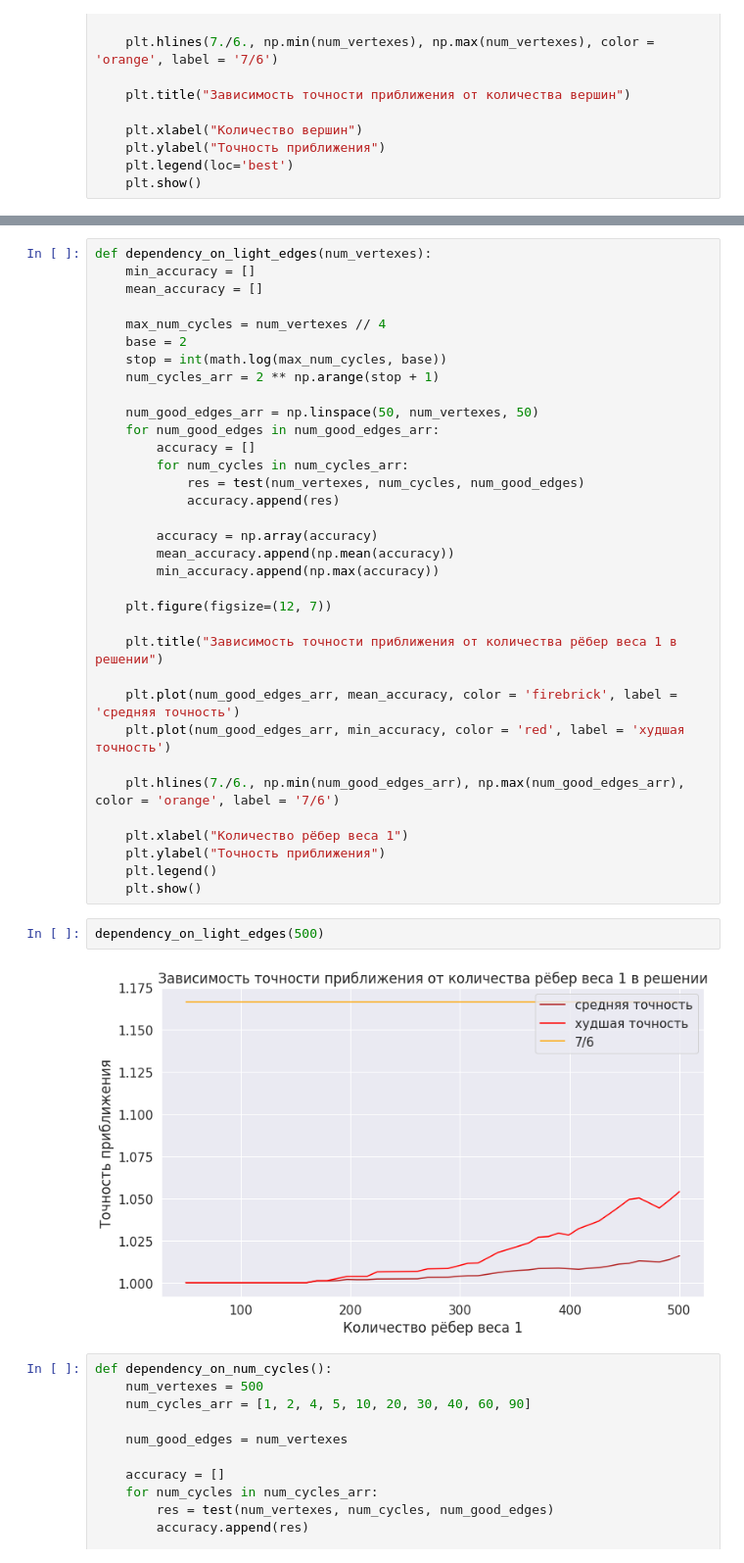
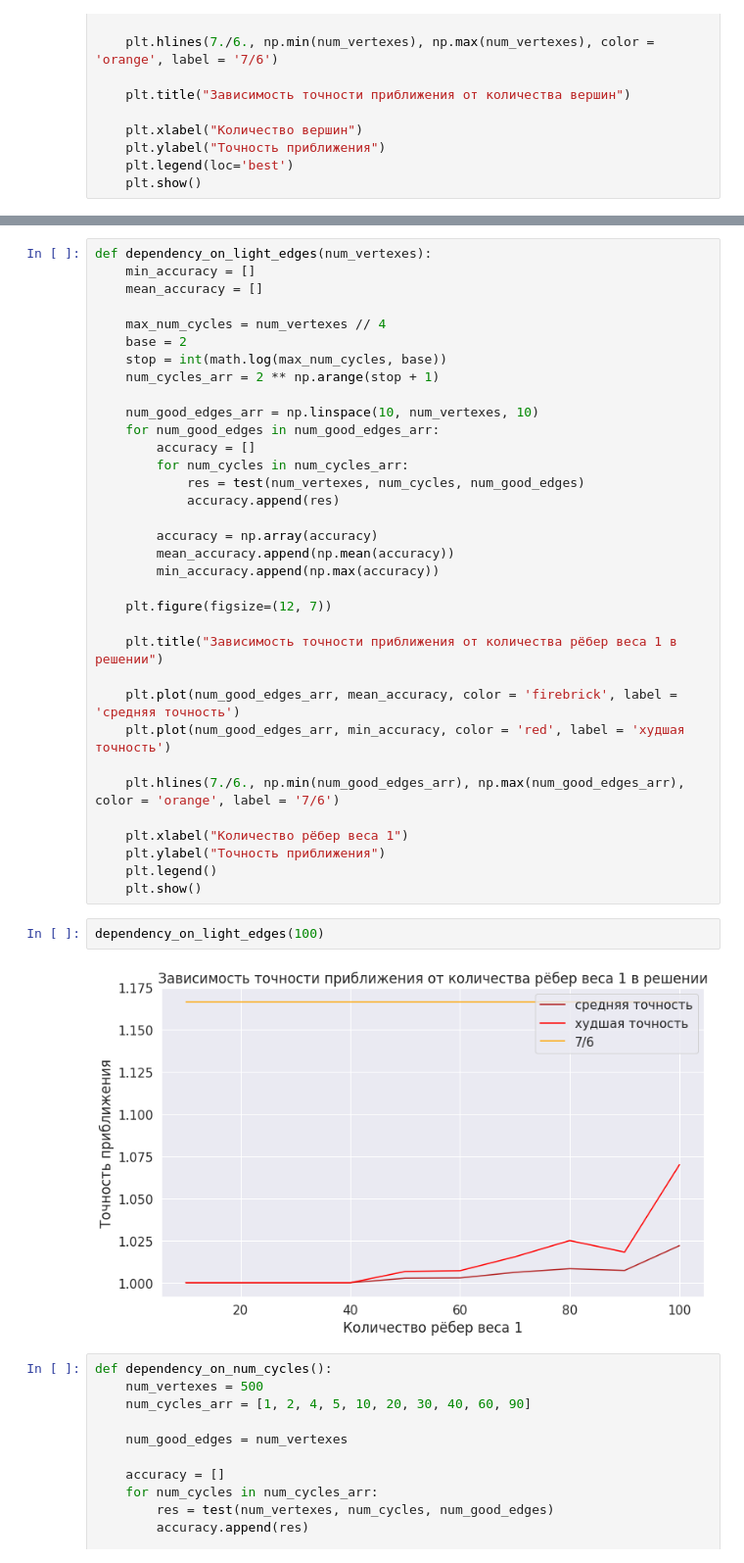
Before and after one commit to artyomnurgaliev/TSPApproximation, a Jupyter notebook: tests.ipynb, the cells around one changed output, grey strips where cells are left out. Shown at 98% size. Drawn from its saved outputs; the diff is of its cells as text.

```diff
--- a/tests.ipynb
+++ b/tests.ipynb
@@ -75,7 +75,7 @@ def dependency_on_light_edges(num_vertexes):
     stop = int(math.log(max_num_cycles, base))
     num_cycles_arr = 2 ** np.arange(stop + 1)
 
-    num_good_edges_arr = np.linspace(50, num_vertexes, 50)
+    num_good_edges_arr = np.linspace(10, num_vertexes, 10)
     for num_good_edges in num_good_edges_arr:
         accuracy = []
         for num_cycles in num_cycles_arr:
@@ -100,9 +100,9 @@ def dependency_on_light_edges(num_vertexes):
     plt.legend()
     plt.show()
 # %%
-dependency_on_light_edges(500)
+dependency_on_light_edges(100)
 # %% [output]
-[figure, old version]
+[figure, new version]
 # %%
 def dependency_on_num_cycles():
     num_vertexes = 500
```
Also changed, not shown: parts of 6 cells of this notebook, 3 other files.
